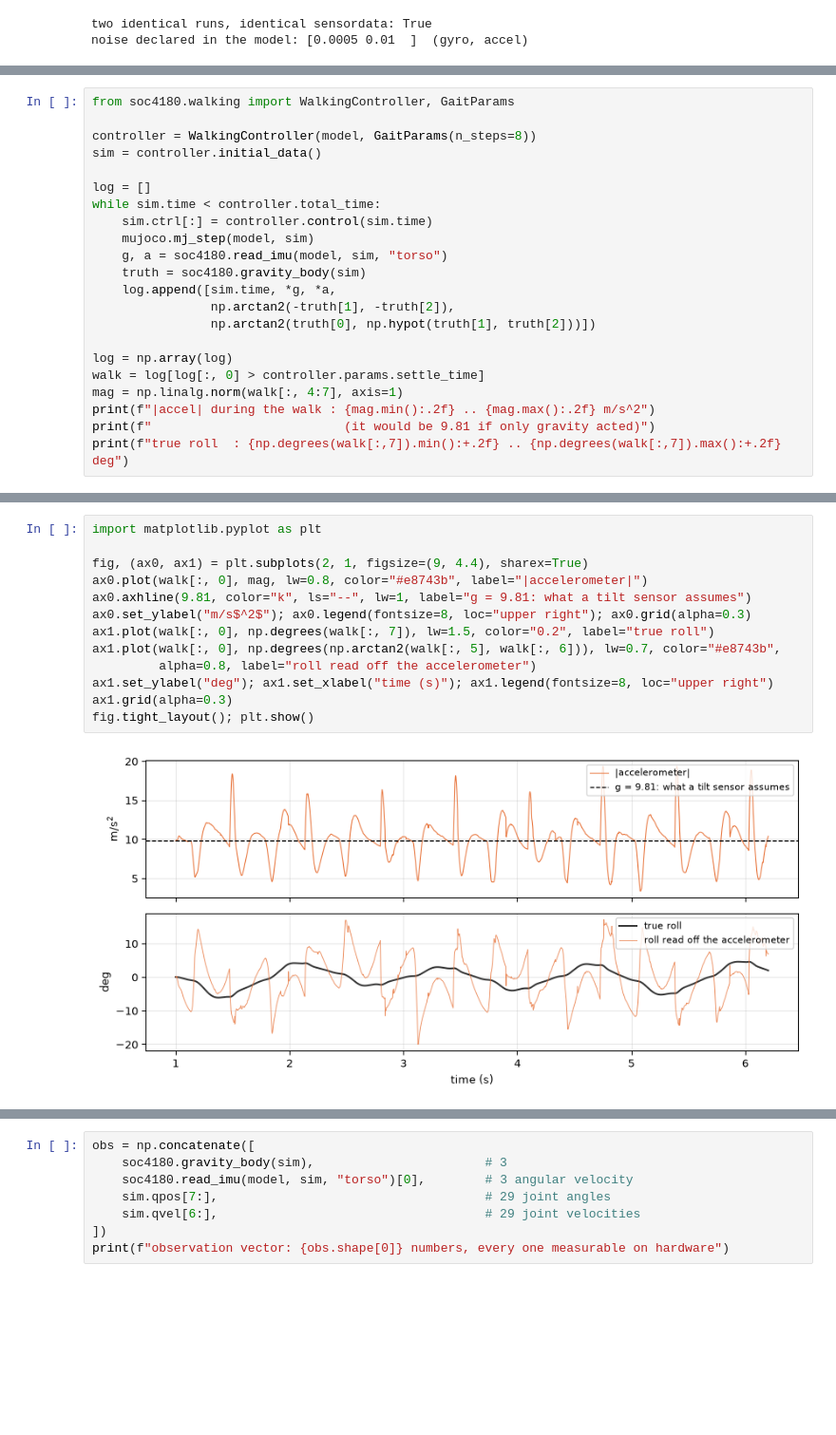
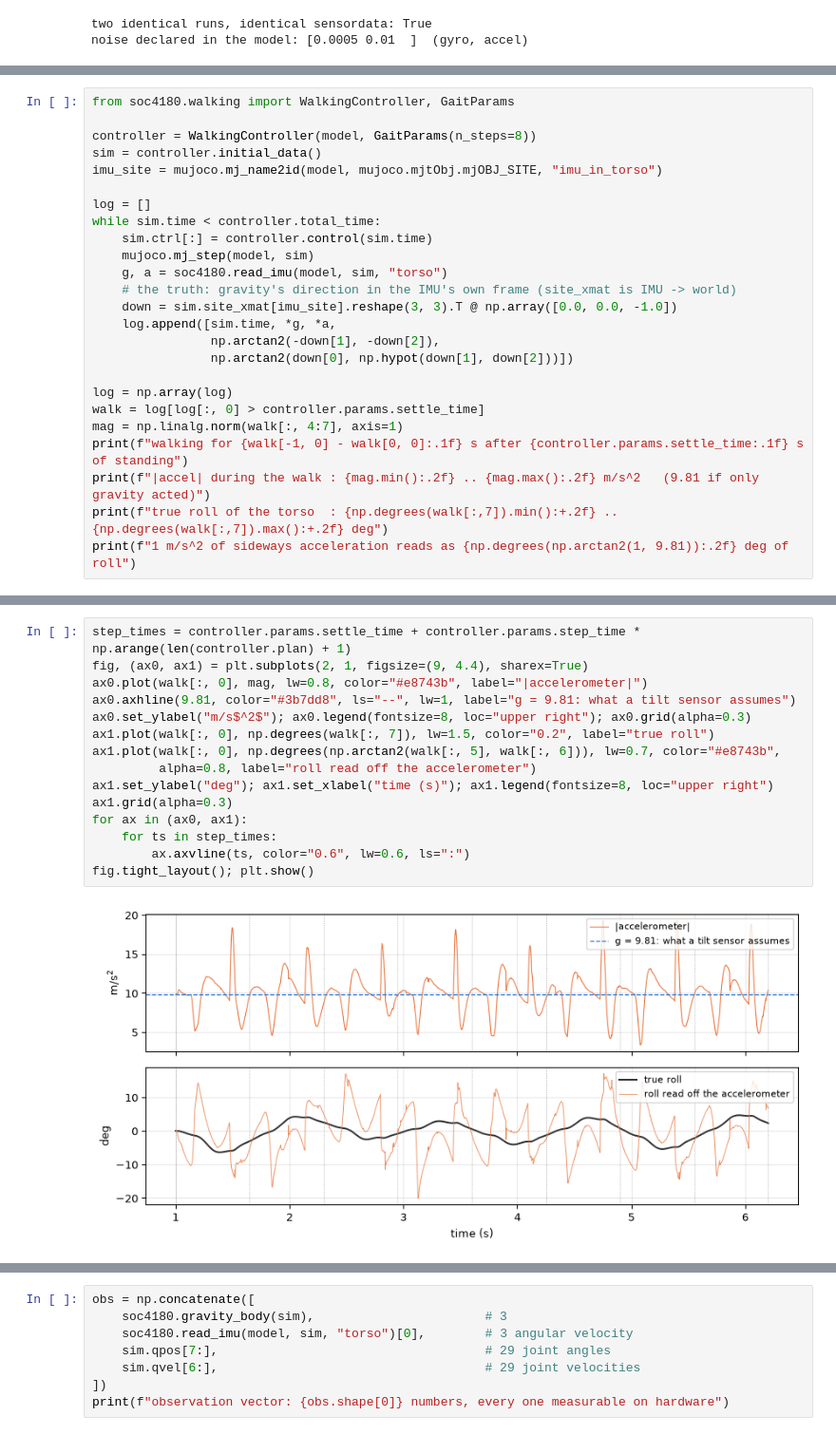
Before and after one commit to gnoejh/soc4180, a Jupyter notebook: weeks/06-sensing/lab.ipynb, the cells around one changed output, grey strips where cells are left out. Shown at 95% size. Cells and saved outputs as stored; diff of their text form; blank space fills up the shorter version.

```diff
--- a/weeks/06-sensing/lab.ipynb
+++ b/weeks/06-sensing/lab.ipynb
@@ -176,21 +412,24 @@ from soc4180.walking import WalkingController, GaitParams
 
 controller = WalkingController(model, GaitParams(n_steps=8))
 sim = controller.initial_data()
+imu_site = mujoco.mj_name2id(model, mujoco.mjtObj.mjOBJ_SITE, "imu_in_torso")
 
 log = []
 while sim.time < controller.total_time:
     sim.ctrl[:] = controller.control(sim.time)
     mujoco.mj_step(model, sim)
     g, a = soc4180.read_imu(model, sim, "torso")
-    truth = soc4180.gravity_body(sim)
+    # the truth: gravity's direction in the IMU's own frame (site_xmat is IMU -> world)
+    down = sim.site_xmat[imu_site].reshape(3, 3).T @ np.array([0.0, 0.0, -1.0])
     log.append([sim.time, *g, *a,
-                np.arctan2(-truth[1], -truth[2]),
-                np.arctan2(truth[0], np.hypot(truth[1], truth[2]))])
+                np.arctan2(-down[1], -down[2]),
+                np.arctan2(down[0], np.hypot(down[1], down[2]))])
 
 log = np.array(log)
 walk = log[log[:, 0] > controller.params.settle_time]
 mag = np.linalg.norm(walk[:, 4:7], axis=1)
-print(f"|accel| during the walk : {mag.min():.2f} .. {mag.max():.2f} m/s^2")
-print(f"                          (it would be 9.81 if only gravity acted)")
-print(f"true roll  : {np.degrees(walk[:,7]).min():+.2f} .. {np.degrees(walk[:,7]).max():+.2f} deg")
+print(f"walking for {walk[-1, 0] - walk[0, 0]:.1f} s after {controller.params.settle_time:.1f} s of standing")
+print(f"|accel| during the walk : {mag.min():.2f} .. {mag.max():.2f} m/s^2   (9.81 if only gravity acted)")
+print(f"true roll of the torso  : {np.degrees(walk[:,7]).min():+.2f} .. {np.degrees(walk[:,7]).max():+.2f} deg")
+print(f"1 m/s^2 of sideways acceleration reads as {np.degrees(np.arctan2(1, 9.81)):.2f} deg of roll")
 # %% [output]
@@ -207,15 +456,17 @@ robot, not the planet.
 # %%
-import matplotlib.pyplot as plt
-
+step_times = controller.params.settle_time + controller.params.step_time * np.arange(len(controller.plan) + 1)
 fig, (ax0, ax1) = plt.subplots(2, 1, figsize=(9, 4.4), sharex=True)
 ax0.plot(walk[:, 0], mag, lw=0.8, color="#e8743b", label="|accelerometer|")
-ax0.axhline(9.81, color="k", ls="--", lw=1, label="g = 9.81: what a tilt sensor assumes")
+ax0.axhline(9.81, color="#3b7dd8", ls="--", lw=1, label="g = 9.81: what a tilt sensor assumes")
 ax0.set_ylabel("m/s$^2$"); ax0.legend(fontsize=8, loc="upper right"); ax0.grid(alpha=0.3)
 ax1.plot(walk[:, 0], np.degrees(walk[:, 7]), lw=1.5, color="0.2", label="true roll")
 ax1.plot(walk[:, 0], np.degrees(np.arctan2(walk[:, 5], walk[:, 6])), lw=0.7, color="#e8743b",
          alpha=0.8, label="roll read off the accelerometer")
 ax1.set_ylabel("deg"); ax1.set_xlabel("time (s)"); ax1.legend(fontsize=8, loc="upper right")
 ax1.grid(alpha=0.3)
+for ax in (ax0, ax1):
+    for ts in step_times:
+        ax.axvline(ts, color="0.6", lw=0.6, ls=":")
 fig.tight_layout(); plt.show()
 # %% [output]
-[figure, old version]
+[figure, new version]
```
Also changed, not shown: parts of 49 cells of this notebook, 41 other files.
